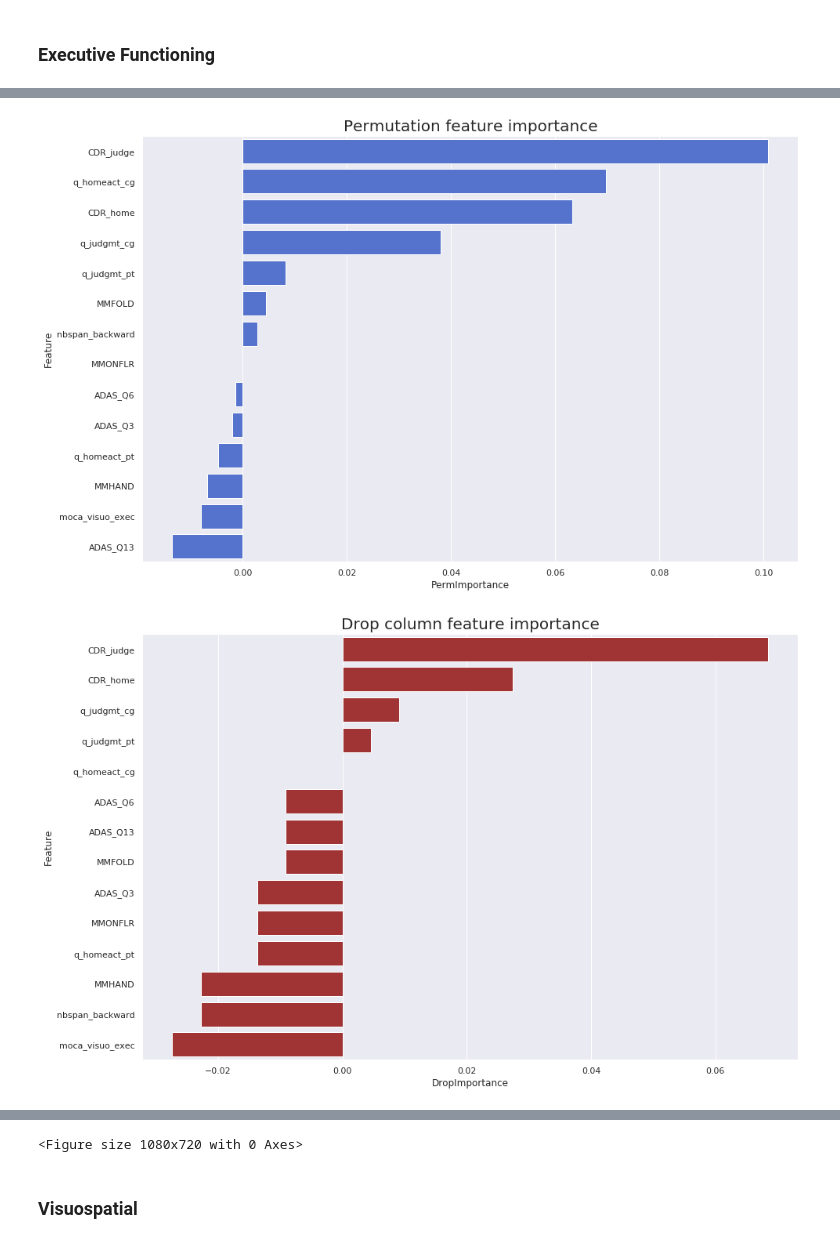
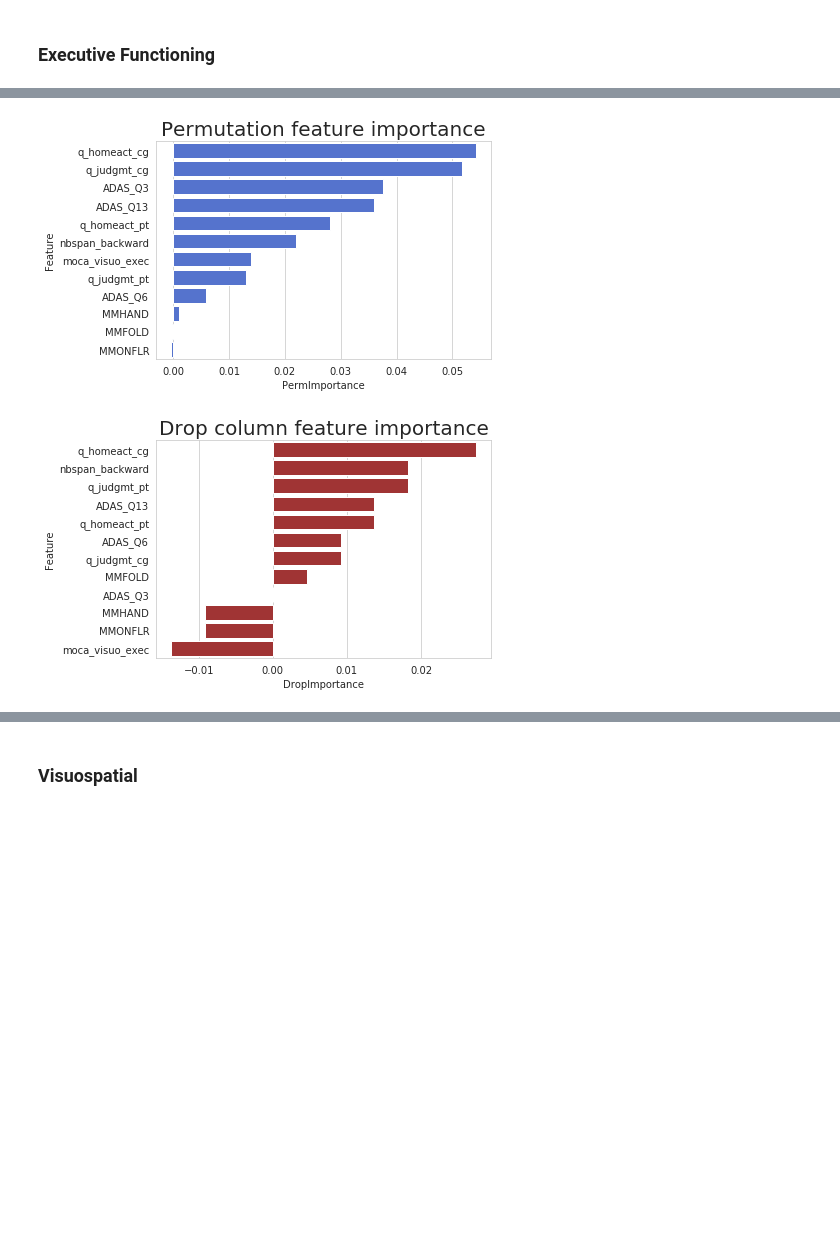
Before and after one commit to mjkleiman/streamlineAD, a Jupyter notebook: KleimanPhD_Chp4.ipynb, the cells around one changed output, grey strips where cells are left out. Cells and saved outputs as stored; diff of their text form; code cells hidden in the pictures; blank space fills up the shorter version.

```diff
--- a/KleimanPhD_Chp4.ipynb
+++ b/KleimanPhD_Chp4.ipynb
@@ -511,26 +454,26 @@ Kappa:           0.3758600697900828
 # %%
 
 exf = ['moca_visuo_exec','ADAS_Q3','ADAS_Q6','ADAS_Q13','MMHAND', 'MMFOLD',
-       'MMONFLR','CDR_judge','CDR_home','nbspan_backward','q_judgmt_pt',
+       'MMONFLR','nbspan_backward','q_judgmt_pt',
        'q_judgmt_cg','q_homeact_pt','q_homeact_cg']
 adni_exf = adni_X.loc[:,exf]
 # %%
 #### Predictive Analyses (2)
 print('\n~~~~~~~~ Predictive Analyses, Binary ~~~~~~~~\n')
 ehr_exf_2 = ehr_analyses(adni_exf, adni_y2)
-ehr_exf_2.to_csv(f'{dir}/Output/ehr_exf_2.csv', index=False)
+ehr_exf_2.to_csv(f'{dir}/Output/ehr_exf_2_nocdr.csv', index=False)
 #### Feature Analyses (2)
 print('\n~~~~~~~~ Feature Analyses, Binary ~~~~~~~~\n')
 features_exf_2 = ehr_feature(adni_exf, adni_y2)
-features_exf_2.to_csv(f'{dir}/Output/features_exf_2.csv', index=False)
-#### Predictive Analyses (3)
-print('\n~~~~~~~~ Predictive Analyses, Ternary ~~~~~~~~\n')
-ehr_exf_3 = ehr_analyses3(adni_exf, adni_y3)
-ehr_exf_3.to_csv(f'{dir}/Output/ehr_exf_3.csv', index=False)
-#### Feature Analyses (3)
-print('\n~~~~~~~~ Feature Analyses, Ternary ~~~~~~~~\n')
-features_exf_3 = ehr_feature(adni_exf, adni_y3)
-features_exf_3.to_csv(f'{dir}/Output/features_exf_3.csv', index=False)
+features_exf_2.to_csv(f'{dir}/Output/features_exf_2_nocdr.csv', index=False)
+# #### Predictive Analyses (3)
+# print('\n~~~~~~~~ Predictive Analyses, Ternary ~~~~~~~~\n')
+# ehr_exf_3 = ehr_analyses3(adni_exf, adni_y3)
+# ehr_exf_3.to_csv(f'{dir}/Output/ehr_exf_3.csv', index=False)
+# #### Feature Analyses (3)
+# print('\n~~~~~~~~ Feature Analyses, Ternary ~~~~~~~~\n')
+# features_exf_3 = ehr_feature(adni_exf, adni_y3)
+# features_exf_3.to_csv(f'{dir}/Output/features_exf_3.csv', index=False)
 # %% [output]
 ~~~~~~~~ Predictive Analyses, Binary ~~~~~~~~
 
@@ -548,6 +491,6 @@ F1 score:        0.8116157855547282
 
 
 
 ~~~~~~~~ Feature Analyses, Binary ~~~~~~~~
-[figure, old version]
+[figure, new version]
-[figure, old version]
+[figure, new version]
@@ -573,4 +498,3 @@ Kappa:           0.4705362356886843
-<Figure size 1080x720 with 0 Axes>
 # %% [markdown]
 
 ### Visuospatial
```
Also changed, not shown: parts of 41 cells of this notebook.
